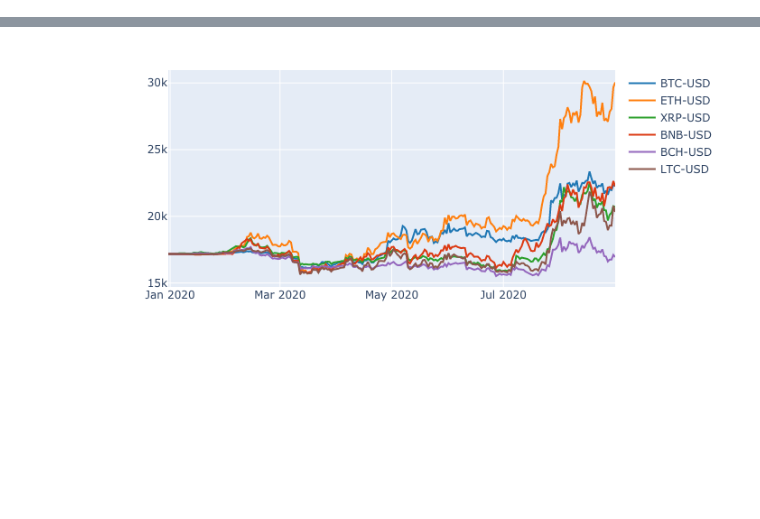
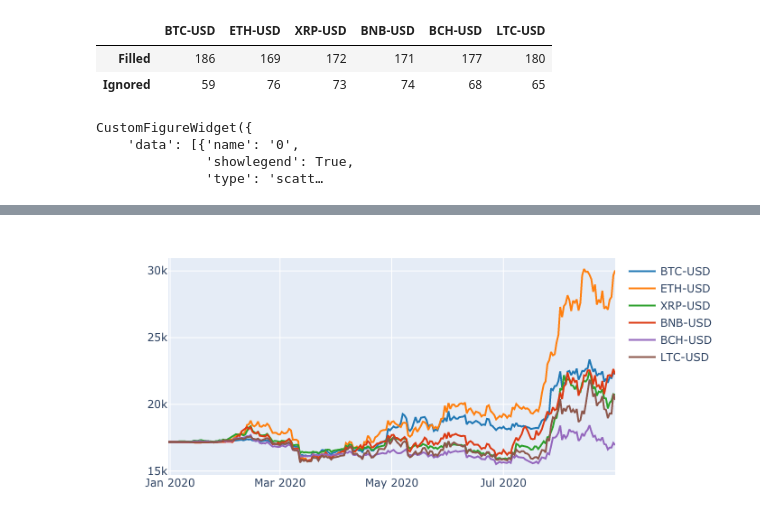
Before and after one commit to polakowo/vectorbt, a Jupyter notebook: Untitled1.ipynb, the cells around one changed output, grey strips where cells are left out. Drawn from its saved outputs; the diff is of its cells as text; code cells hidden in the pictures; blank space fills up the shorter version.

```diff
--- a/Untitled1.ipynb
+++ b/Untitled1.ipynb
@@ -29,0 +89,66 @@
+# %%
+>>> from vectorbt.enums import OrderStatus
+
+>>> portfolio.logs().map_field('res_status', value_map=OrderStatus).value_counts()
+# %% [output]
+|  | BTC-USD | ETH-USD | XRP-USD | BNB-USD | BCH-USD | LTC-USD |
+| Filled | 186 | 169 | 172 | 171 | 177 | 180 |
+| Ignored | 59 | 76 | 73 | 74 | 68 | 65 |
+# %%
+>>> from vectorbt.portfolio.nb import auto_call_seq_ctx_nb
+>>> from vectorbt.enums import SizeType, Direction
+
+>>> @njit
+... def group_prep_func_nb(gc):
+...     '''Define empty arrays for each group.'''
+...     size = np.empty(gc.group_len, dtype=np.float_)
+...     size_type = np.empty(gc.group_len, dtype=np.int_)
+...     direction = np.empty(gc.group_len, dtype=np.int_)
+...     temp_float_arr = np.empty(gc.group_len, dtype=np.float_)
+...     return size, size_type, direction, temp_float_arr
+
+>>> @njit
+... def segment_prep_func_nb(sc, size, size_type, direction, temp_float_arr):
+...     '''Perform rebalancing at each segment.'''
+...     for k in range(sc.group_len):
+...         col = sc.from_col + k
+...         size[k] = 1 / sc.group_len
+...         size_type[k] = SizeType.TargetPercent
+...         direction[k] = Direction.LongOnly
+...         sc.last_val_price[col] = sc.close[sc.i, col]
+...     auto_call_seq_ctx_nb(sc, size, size_type, direction, temp_float_arr)
+...     return size, size_type, direction
+
+>>> @njit
+... def order_func_nb(oc, size, size_type, direction, fees, fixed_fees, slippage):
+...     '''Place an order.'''
+...     col_i = oc.call_seq_now[oc.call_idx]
+...     return create_order_nb(
+...         size=size[col_i],
+...         size_type=size_type[col_i],
+...         price=oc.close[oc.i, oc.col],
+...         fees=fees, fixed_fees=fixed_fees, slippage=slippage,
+...         direction=direction[col_i]
+...     )
+
+>>> np.random.seed(42)
+>>> close = np.random.uniform(1, 10, size=(5, 3))
+>>> fees = 0.001
+>>> fixed_fees = 1.
+>>> slippage = 0.001
+
+>>> portfolio = vbt.Portfolio.from_order_func(
+...     close,  # acts both as reference and order price here
+...     order_func_nb, fees, fixed_fees, slippage,  # order_args as *args
+...     active_mask=2,  # rebalance every second tick
+...     group_prep_func_nb=group_prep_func_nb,
+...     segment_prep_func_nb=segment_prep_func_nb,
+...     cash_sharing=True, group_by=True,  # one group with cash sharing
+... )
+
+>>> portfolio.holding_value(group_by=False).vbt.scatter()
+# %% [output]
+CustomFigureWidget({
+    'data': [{'name': '0',
+              'showlegend': True,
+              'type': 'scatt…
```
Also changed, not shown: parts of 5 cells of this notebook, 25 other files.
